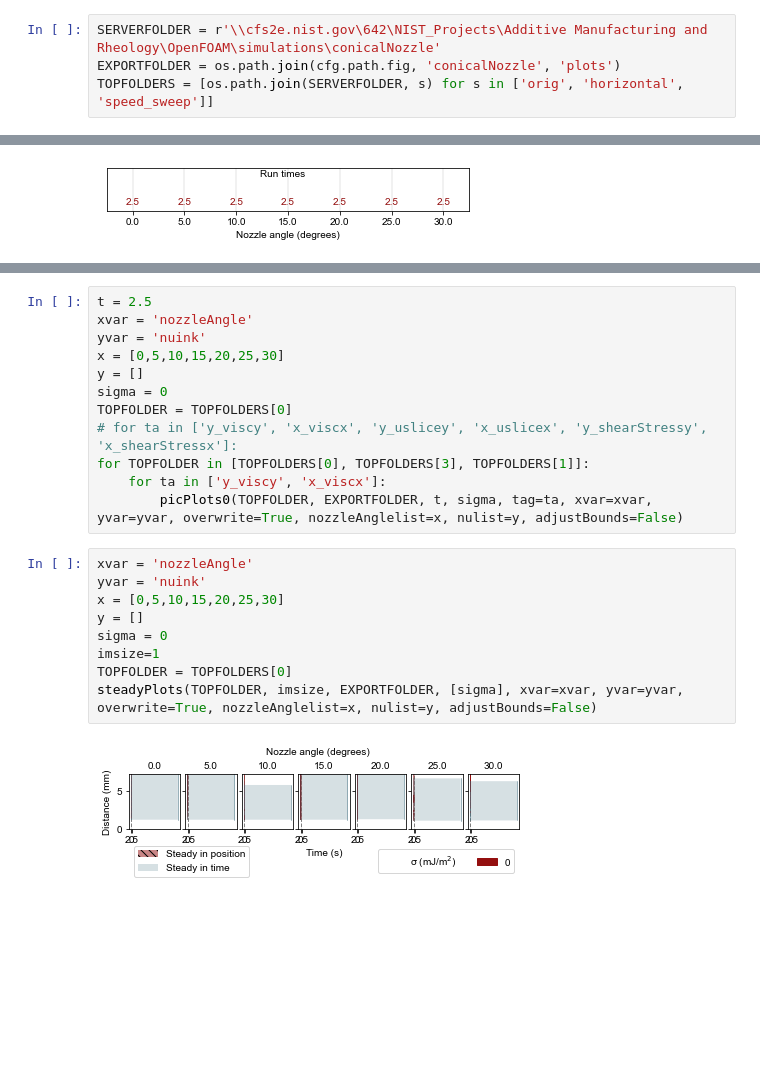
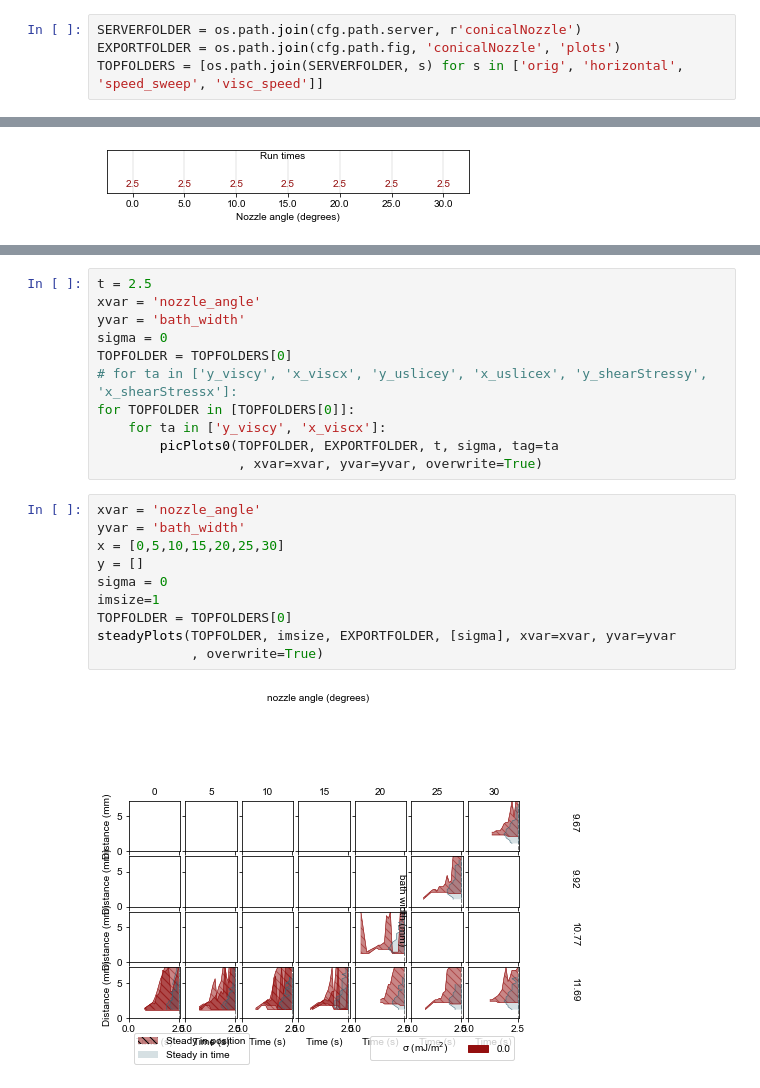
Before and after one commit to usnistgov/openfoamEmbedded3DP, a Jupyter notebook: pythonscripts/interfacemetrics_conicalNozzle.ipynb, the cells around one changed output, grey strips where cells are left out. Cells and saved outputs as stored; diff of their text form; blank space fills up the shorter version.

```diff
--- a/pythonscripts/interfacemetrics_conicalNozzle.ipynb
+++ b/pythonscripts/interfacemetrics_conicalNozzle.ipynb
@@ -17,7 +17,7 @@ import logging
 # %%
-SERVERFOLDER = r'\\cfs2e.nist.gov\642\NIST_Projects\Additive Manufacturing and Rheology\OpenFOAM\simulations\conicalNozzle'
+SERVERFOLDER = os.path.join(cfg.path.server, r'conicalNozzle')
 EXPORTFOLDER = os.path.join(cfg.path.fig, 'conicalNozzle', 'plots')
-TOPFOLDERS = [os.path.join(SERVERFOLDER, s) for s in ['orig', 'horizontal', 'speed_sweep']]
+TOPFOLDERS = [os.path.join(SERVERFOLDER, s) for s in ['orig', 'horizontal', 'speed_sweep', 'visc_speed']]
 # %% [markdown]
 # Generating Files
 # %%
@@ -138,26 +189,26 @@ for TOPFOLDER in [TOPFOLDERS[0], TOPFOLDERS[3], TOPFOLDERS[1]]:
 # %%
 t = 2.5
-xvar = 'nozzleAngle'
-yvar = 'nuink'
-x = [0,5,10,15,20,25,30]
-y = []
+xvar = 'nozzle_angle'
+yvar = 'bath_width'
 sigma = 0
 TOPFOLDER = TOPFOLDERS[0]
 # for ta in ['y_viscy', 'x_viscx', 'y_uslicey', 'x_uslicex', 'y_shearStressy', 'x_shearStressx']:
-for TOPFOLDER in [TOPFOLDERS[0], TOPFOLDERS[3], TOPFOLDERS[1]]:
+for TOPFOLDER in [TOPFOLDERS[0]]:
     for ta in ['y_viscy', 'x_viscx']:
-        picPlots0(TOPFOLDER, EXPORTFOLDER, t, sigma, tag=ta, xvar=xvar, yvar=yvar, overwrite=True, nozzleAnglelist=x, nulist=y, adjustBounds=False)
+        picPlots0(TOPFOLDER, EXPORTFOLDER, t, sigma, tag=ta
+                  , xvar=xvar, yvar=yvar, overwrite=True)
 # %%
-xvar = 'nozzleAngle'
-yvar = 'nuink'
+xvar = 'nozzle_angle'
+yvar = 'bath_width'
 x = [0,5,10,15,20,25,30]
 y = []
 sigma = 0
 imsize=1
 TOPFOLDER = TOPFOLDERS[0]
-steadyPlots(TOPFOLDER, imsize, EXPORTFOLDER, [sigma], xvar=xvar, yvar=yvar, overwrite=True, nozzleAnglelist=x, nulist=y, adjustBounds=False)
+steadyPlots(TOPFOLDER, imsize, EXPORTFOLDER, [sigma], xvar=xvar, yvar=yvar
+            , overwrite=True)
 # %% [output]
-[figure, old version]
+[figure, new version]
 # %%
 TOPFOLDER = TOPFOLDERS[0]
 shearStressPlots0(TOPFOLDER, EXPORTFOLDER, 2.5, overwrite=True)
```
Also changed, not shown: parts of 13 cells of this notebook, 7 other files.
